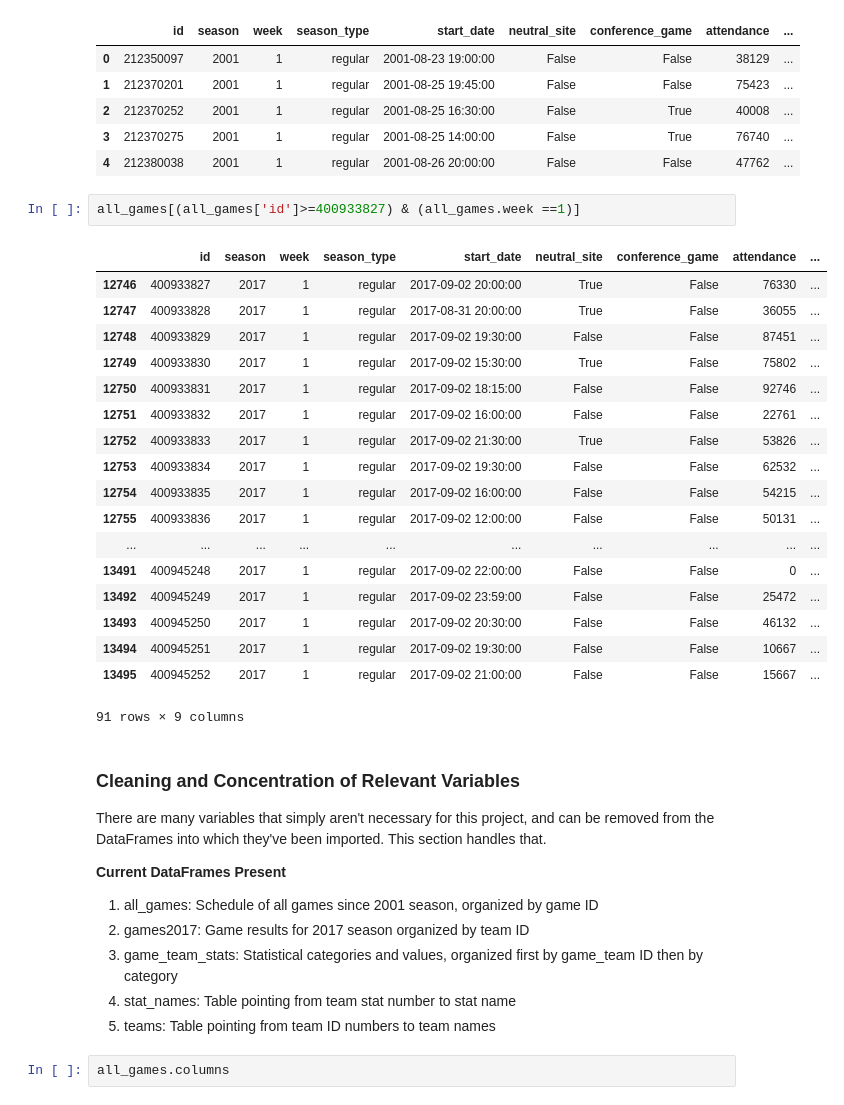
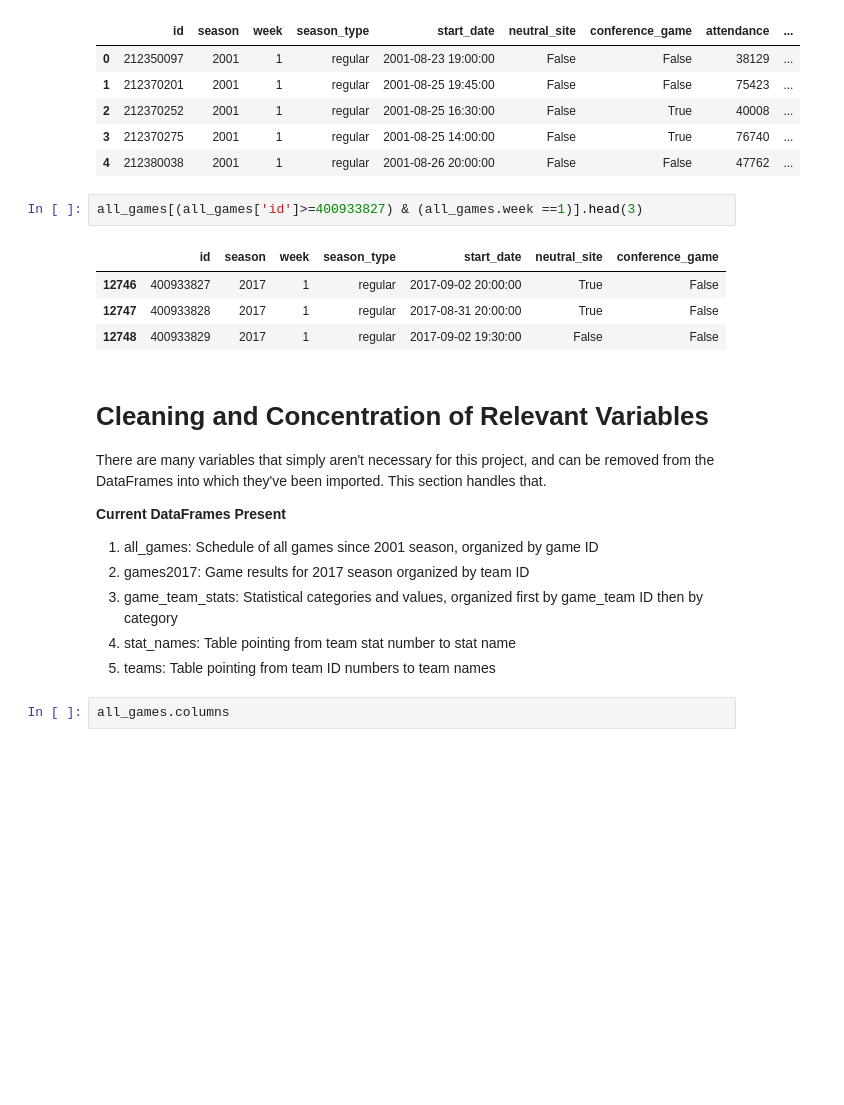
Before and after one commit to jrdenney/ga-capstone, a Jupyter notebook: Capstone_EDA.ipynb, the cells around one changed output. Drawn from its saved outputs; the diff is of its cells as text; blank space fills up the shorter version.

```diff
--- a/Capstone_EDA.ipynb
+++ b/Capstone_EDA.ipynb
@@ -249,28 +339,14 @@ all_games.head()
 | 3 | 212370275 | 2001 | 1 | regular | 2001-08-25 14:00:00 | False | True | 76740 | ... |
 | 4 | 212380038 | 2001 | 1 | regular | 2001-08-26 20:00:00 | False | False | 47762 | ... |
 # %%
-all_games[(all_games['id']>=400933827) & (all_games.week ==1)]
+all_games[(all_games['id']>=400933827) & (all_games.week ==1)].head(3)
 # %% [output]
-|  | id | season | week | season_type | start_date | neutral_site | conference_game | attendance | ... |
-| 12746 | 400933827 | 2017 | 1 | regular | 2017-09-02 20:00:00 | True | False | 76330 | ... |
-| 12747 | 400933828 | 2017 | 1 | regular | 2017-08-31 20:00:00 | True | False | 36055 | ... |
-| 12748 | 400933829 | 2017 | 1 | regular | 2017-09-02 19:30:00 | False | False | 87451 | ... |
-| 12749 | 400933830 | 2017 | 1 | regular | 2017-09-02 15:30:00 | True | False | 75802 | ... |
-| 12750 | 400933831 | 2017 | 1 | regular | 2017-09-02 18:15:00 | False | False | 92746 | ... |
-| 12751 | 400933832 | 2017 | 1 | regular | 2017-09-02 16:00:00 | False | False | 22761 | ... |
-| 12752 | 400933833 | 2017 | 1 | regular | 2017-09-02 21:30:00 | True | False | 53826 | ... |
-| 12753 | 400933834 | 2017 | 1 | regular | 2017-09-02 19:30:00 | False | False | 62532 | ... |
-| 12754 | 400933835 | 2017 | 1 | regular | 2017-09-02 16:00:00 | False | False | 54215 | ... |
-| 12755 | 400933836 | 2017 | 1 | regular | 2017-09-02 12:00:00 | False | False | 50131 | ... |
-| ... | ... | ... | ... | ... | ... | ... | ... | ... | ... |
-| 13491 | 400945248 | 2017 | 1 | regular | 2017-09-02 22:00:00 | False | False | 0 | ... |
-| 13492 | 400945249 | 2017 | 1 | regular | 2017-09-02 23:59:00 | False | False | 25472 | ... |
-| 13493 | 400945250 | 2017 | 1 | regular | 2017-09-02 20:30:00 | False | False | 46132 | ... |
-| 13494 | 400945251 | 2017 | 1 | regular | 2017-09-02 19:30:00 | False | False | 10667 | ... |
-| 13495 | 400945252 | 2017 | 1 | regular | 2017-09-02 21:00:00 | False | False | 15667 | ... |
+|  | id | season | week | season_type | start_date | neutral_site | conference_game |
+| 12746 | 400933827 | 2017 | 1 | regular | 2017-09-02 20:00:00 | True | False |
+| 12747 | 400933828 | 2017 | 1 | regular | 2017-08-31 20:00:00 | True | False |
+| 12748 | 400933829 | 2017 | 1 | regular | 2017-09-02 19:30:00 | False | False |
-91 rows × 9 columns
 # %% [markdown]
-### Cleaning and Concentration of Relevant Variables
+# Cleaning and Concentration of Relevant Variables
 
 There are many variables that simply aren't necessary for this project, and can be removed from the DataFrames into which they've been imported. This section handles that.
 
```
Also changed, not shown: parts of 9 cells of this notebook, 1 other file.
